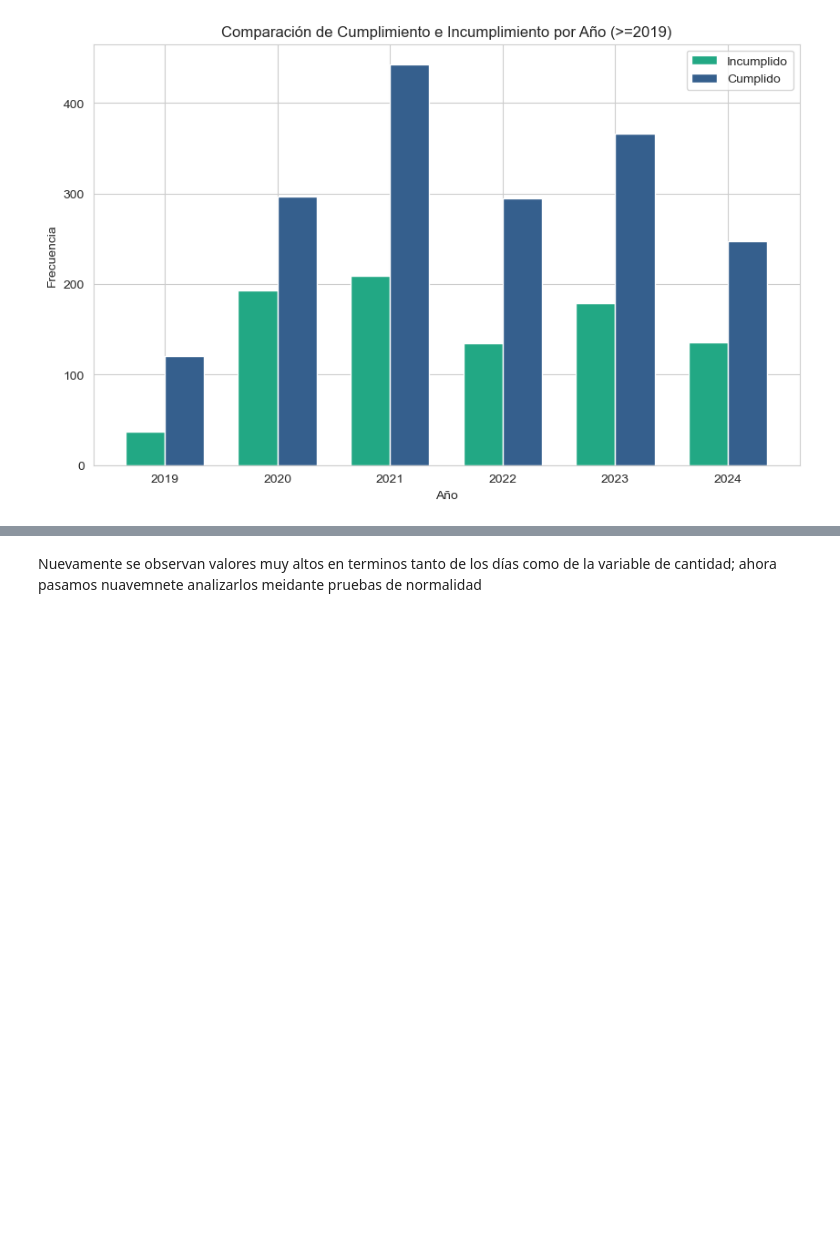
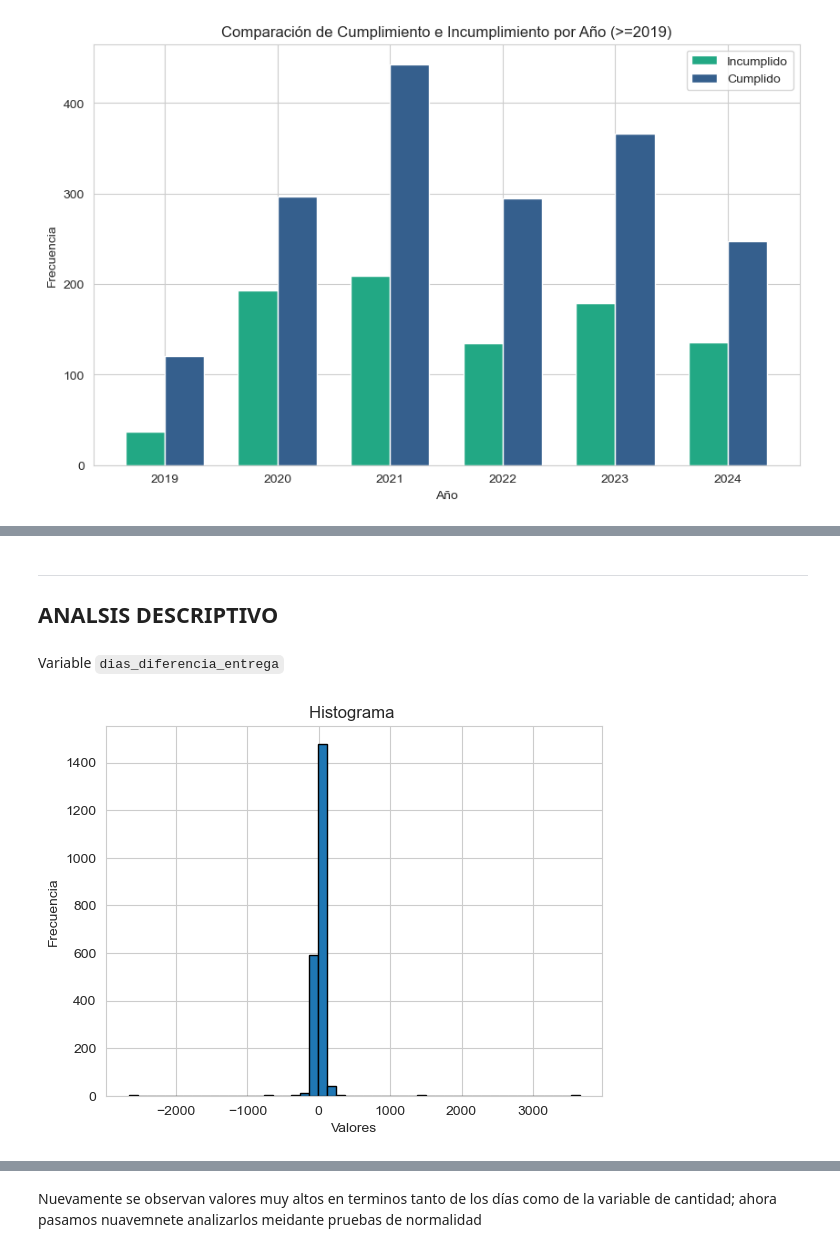
Before and after one commit to Andres-Fonseca/Seminario, a Jupyter notebook: momentos_evaluativos/ME03 - G13 - [1036943998]-[1041152117].ipynb, the cells around one changed output, grey strips where cells are left out. Cells and saved outputs as stored; diff of their text form; code cells hidden in the pictures; blank space fills up the shorter version.

```diff
--- a/momentos_evaluativos/ME03 - G13 - [1036943998]-[1041152117].ipynb
+++ b/momentos_evaluativos/ME03 - G13 - [1036943998]-[1041152117].ipynb
@@ -463,0 +324,10 @@ for column in numerical_columns:
+# %% [markdown]
+---
+## **ANALSIS DESCRIPTIVO**
+# %% [markdown]
+Variable `dias_diferencia_entrega`
+# %%
+df_h=df_china[df_china.dias_diferencia_entrega!=0]
+histograma(df_h['dias_diferencia_entrega'])
+# %% [output]
+[figure, added]
```
Also changed, not shown: parts of 76 cells of this notebook.
